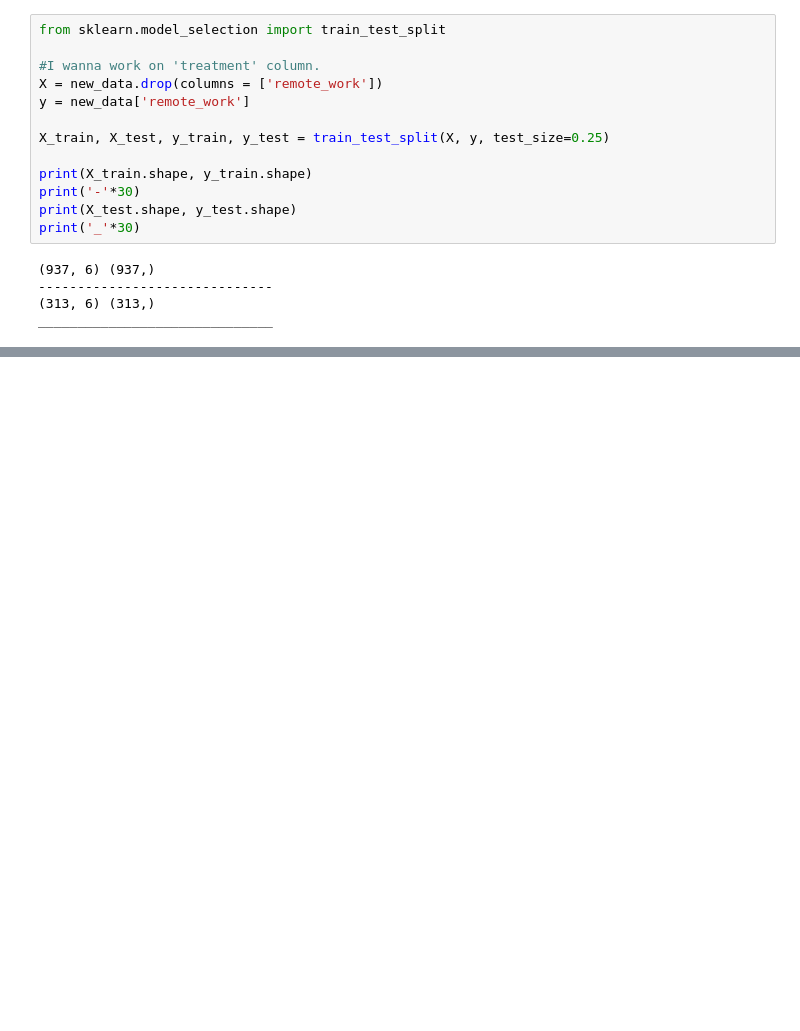
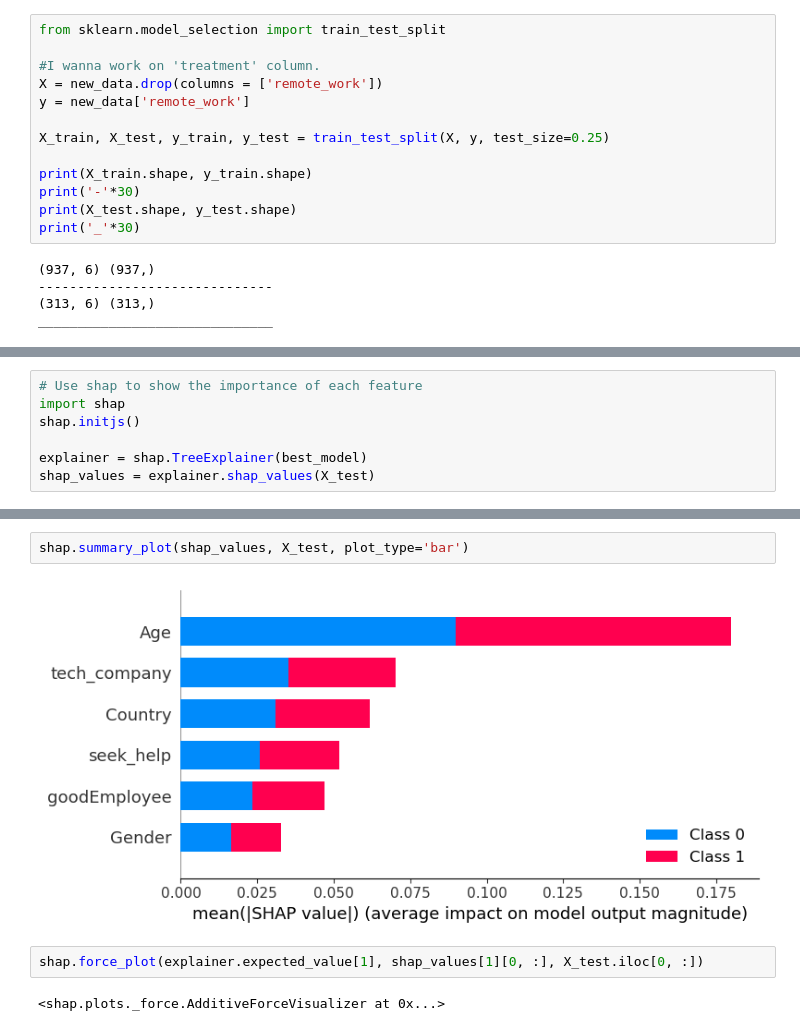
Before and after one commit to RobinJanse/HCAID, a Jupyter notebook: Model/Model_Trainer.ipynb, the cells around one changed output, grey strips where cells are left out. Cells and saved outputs as stored; diff of their text form; blank space fills up the shorter version.

```diff
--- a/Model/Model_Trainer.ipynb
+++ b/Model/Model_Trainer.ipynb
@@ -321,0 +350,7 @@ print(y_pred_ann2[:1])
+# %%
+# Use shap to show the importance of each feature
+import shap
+shap.initjs()
+
+explainer = shap.TreeExplainer(best_model)
+shap_values = explainer.shap_values(X_test)
@@ -321,0 +359,8 @@ print(y_pred_ann2[:1])
+# %%
+shap.summary_plot(shap_values, X_test, plot_type='bar')
+# %% [output]
+[figure, added]
+# %%
+shap.force_plot(explainer.expected_value[1], shap_values[1][0, :], X_test.iloc[0, :])
+# %% [output]
+<shap.plots._force.AdditiveForceVisualizer at 0x...>
```
Also changed, not shown: parts of 18 cells of this notebook, 5 other files.
